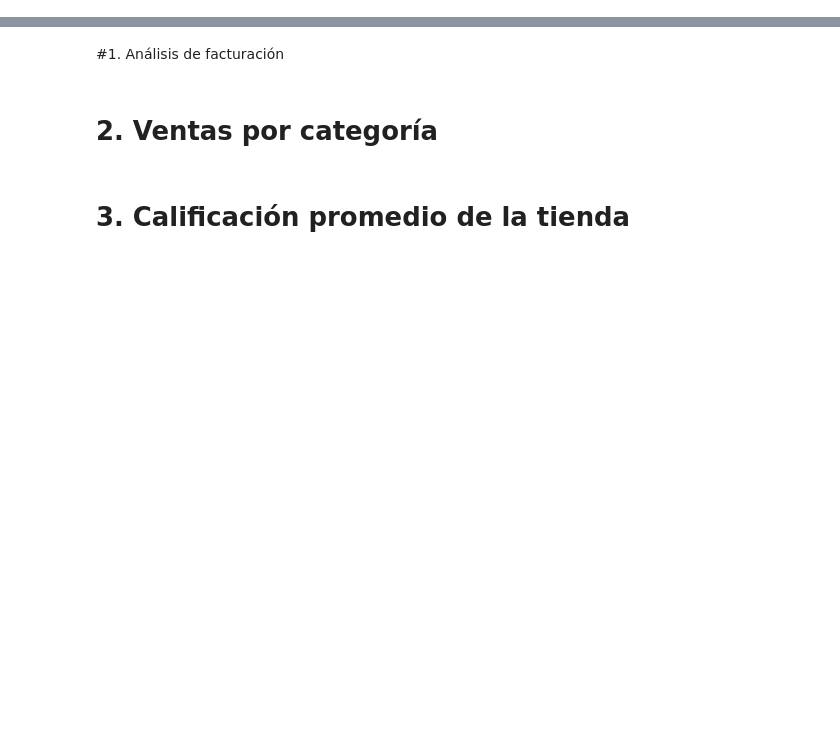
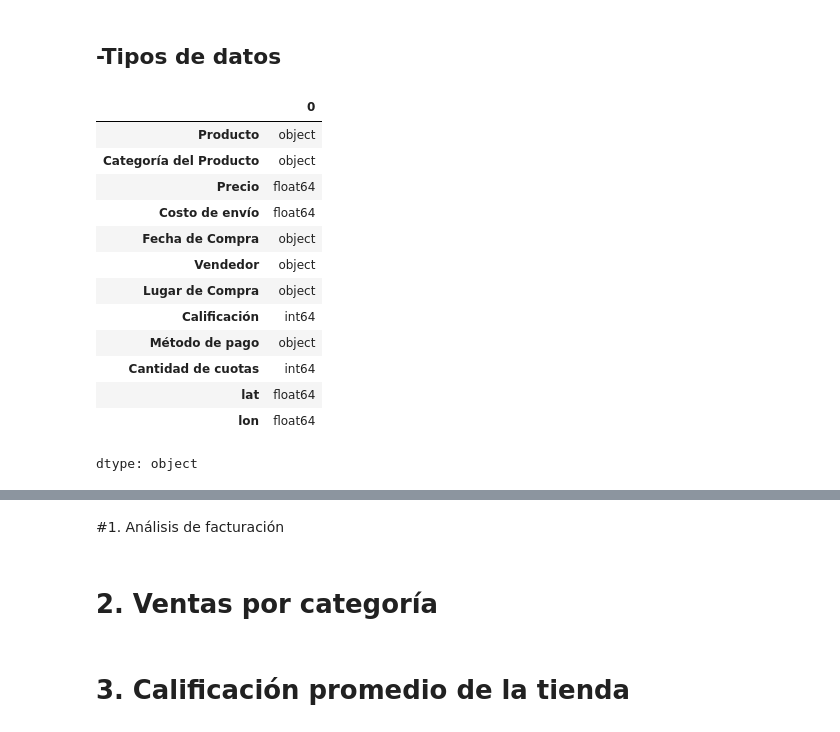
Before and after one commit to Harold-dev-code/Primer_Challenge_DataScience_Alura_Store, a Jupyter notebook: Primer_Challenge_DataScience_AluraStore.ipynb, the cells around one changed output, grey strips where cells are left out. Drawn from its saved outputs; the diff is of its cells as text; code cells hidden in the pictures; blank space fills up the shorter version.

Commit message:
Actualización  del  Notebook , Organización de los datos

```diff
--- a/Primer_Challenge_DataScience_AluraStore.ipynb
+++ b/Primer_Challenge_DataScience_AluraStore.ipynb
@@ -25,0 +69,19 @@ tienda.head()
+# %% [markdown]
+## **-Tipos de datos**
+# %%
+tienda1.dtypes
+# %% [output]
+|  | 0 |
+| Producto | object |
+| Categoría del Producto | object |
+| Precio | float64 |
+| Costo de envío | float64 |
+| Fecha de Compra | object |
+| Vendedor | object |
+| Lugar de Compra | object |
+| Calificación | int64 |
+| Método de pago | object |
+| Cantidad de cuotas | int64 |
+| lat | float64 |
+| lon | float64 |
+dtype: object
```
Also changed, not shown: parts of 26 cells of this notebook.
